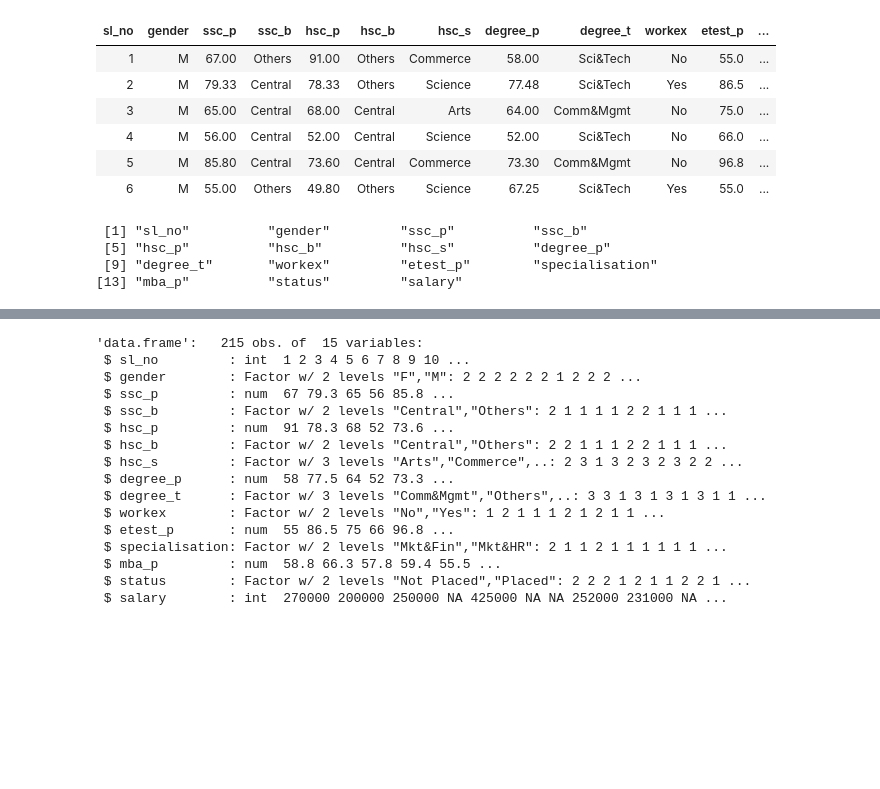
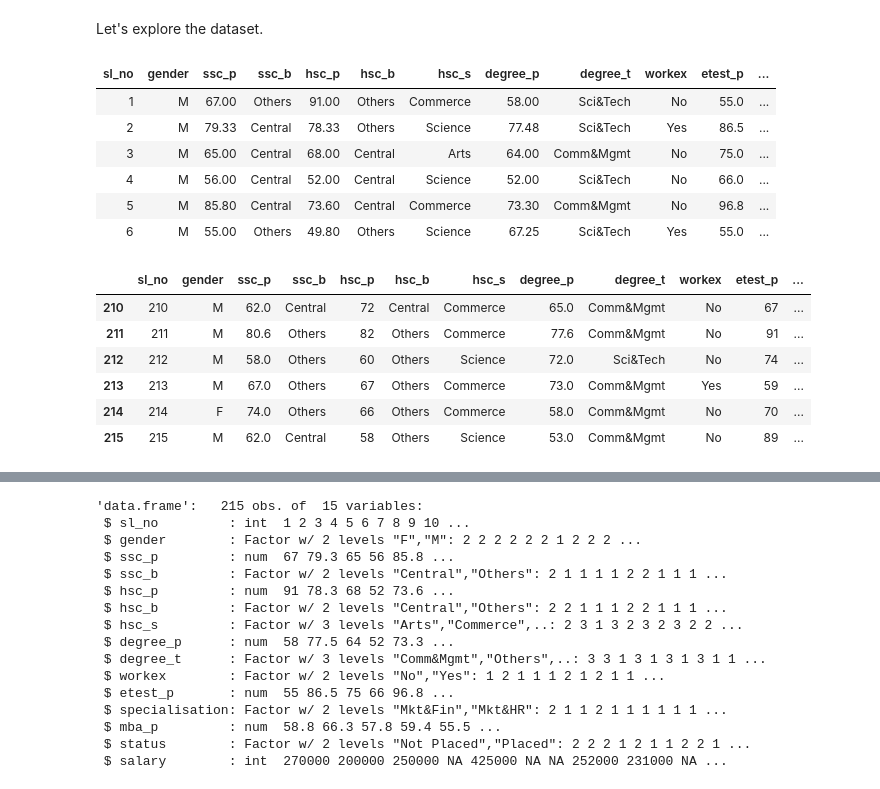
Before and after one commit to pedromvasconcelos/pbg-pmv, a Jupyter notebook: CA5/ca5_R_predictive_model.ipynb, the cells around one changed output, grey strips where cells are left out. Drawn from its saved outputs; the diff is of its cells as text; code cells hidden in the pictures; blank space fills up the shorter version.

```diff
--- a/CA5/ca5_R_predictive_model.ipynb
+++ b/CA5/ca5_R_predictive_model.ipynb
@@ -39,17 +67,20 @@ plac_class <- read.csv(('Placement_Data_Full_Class.csv'))
-# %%
-head(plac_class)
-# %% [output]
-| sl_no | gender | ssc_p | ssc_b | hsc_p | hsc_b | hsc_s | degree_p | degree_t | workex | etest_p | ... |
-| 1 | M | 67.00 | Others | 91.00 | Others | Commerce | 58.00 | Sci&Tech | No | 55.0 | ... |
-| 2 | M | 79.33 | Central | 78.33 | Others | Science | 77.48 | Sci&Tech | Yes | 86.5 | ... |
-| 3 | M | 65.00 | Central | 68.00 | Central | Arts | 64.00 | Comm&Mgmt | No | 75.0 | ... |
-| 4 | M | 56.00 | Central | 52.00 | Central | Science | 52.00 | Sci&Tech | No | 66.0 | ... |
-| 5 | M | 85.80 | Central | 73.60 | Central | Commerce | 73.30 | Comm&Mgmt | No | 96.8 | ... |
-| 6 | M | 55.00 | Others | 49.80 | Others | Science | 67.25 | Sci&Tech | Yes | 55.0 | ... |
-# %%
-names(plac_class)
-# %% [output]
- [1] "sl_no"          "gender"         "ssc_p"          "ssc_b"
- [5] "hsc_p"          "hsc_b"          "hsc_s"          "degree_p"
- [9] "degree_t"       "workex"         "etest_p"        "specialisation"
-[13] "mba_p"          "status"         "salary"
+# %% [markdown]
+Let's explore the dataset.
+# %%
+head(data)
+tail(data)
+# %% [output]
+| sl_no | gender | ssc_p | ssc_b | hsc_p | hsc_b | hsc_s | degree_p | degree_t | workex | etest_p | ... |
+| 1 | M | 67.00 | Others | 91.00 | Others | Commerce | 58.00 | Sci&Tech | No | 55.0 | ... |
+| 2 | M | 79.33 | Central | 78.33 | Others | Science | 77.48 | Sci&Tech | Yes | 86.5 | ... |
+| 3 | M | 65.00 | Central | 68.00 | Central | Arts | 64.00 | Comm&Mgmt | No | 75.0 | ... |
+| 4 | M | 56.00 | Central | 52.00 | Central | Science | 52.00 | Sci&Tech | No | 66.0 | ... |
+| 5 | M | 85.80 | Central | 73.60 | Central | Commerce | 73.30 | Comm&Mgmt | No | 96.8 | ... |
+| 6 | M | 55.00 | Others | 49.80 | Others | Science | 67.25 | Sci&Tech | Yes | 55.0 | ... |
+|  | sl_no | gender | ssc_p | ssc_b | hsc_p | hsc_b | hsc_s | degree_p | degree_t | workex | etest_p | ... |
+| 210 | 210 | M | 62.0 | Central | 72 | Central | Commerce | 65.0 | Comm&Mgmt | No | 67 | ... |
+| 211 | 211 | M | 80.6 | Others | 82 | Others | Commerce | 77.6 | Comm&Mgmt | No | 91 | ... |
+| 212 | 212 | M | 58.0 | Others | 60 | Others | Science | 72.0 | Sci&Tech | No | 74 | ... |
+| 213 | 213 | M | 67.0 | Others | 67 | Others | Commerce | 73.0 | Comm&Mgmt | Yes | 59 | ... |
+| 214 | 214 | F | 74.0 | Others | 66 | Others | Commerce | 58.0 | Comm&Mgmt | No | 70 | ... |
+| 215 | 215 | M | 62.0 | Central | 58 | Others | Science | 53.0 | Comm&Mgmt | No | 89 | ... |
```
Also changed, not shown: parts of 21 cells of this notebook.
